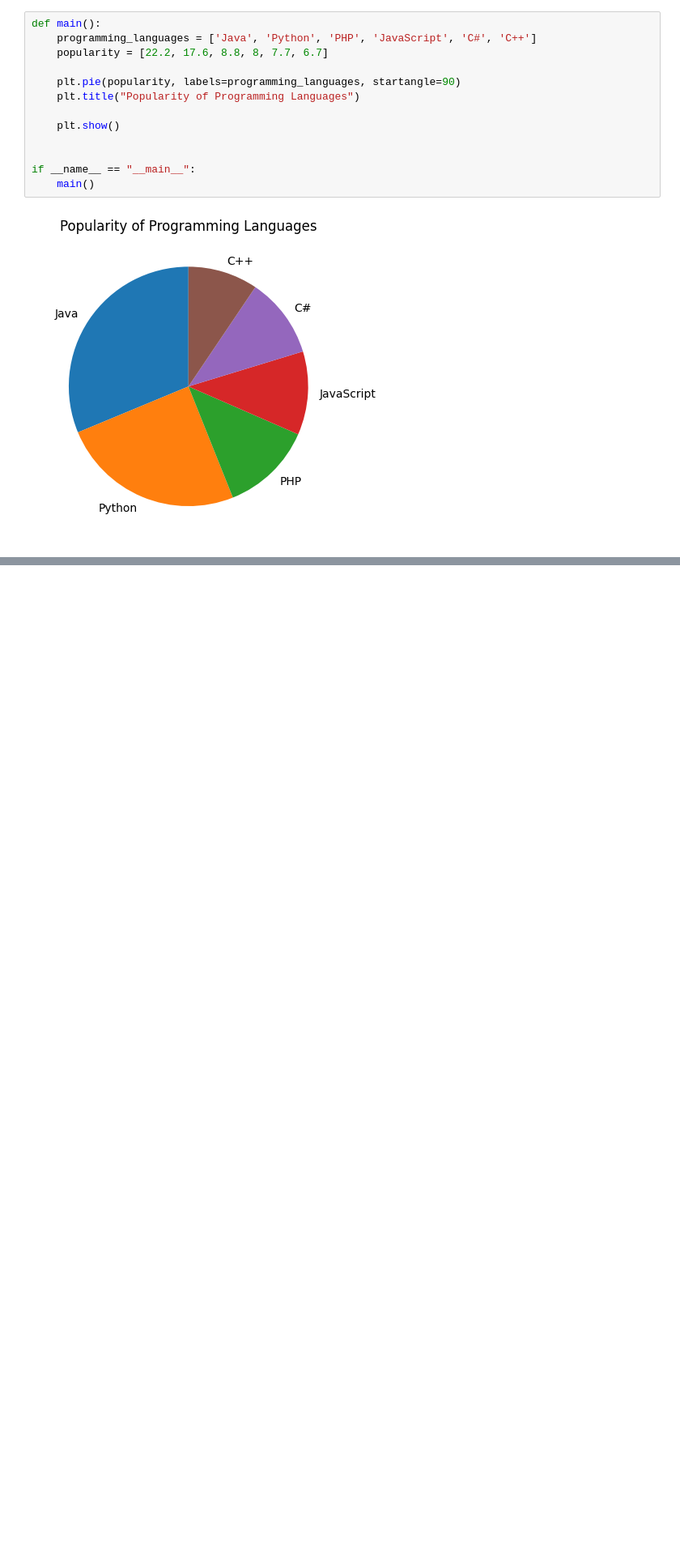
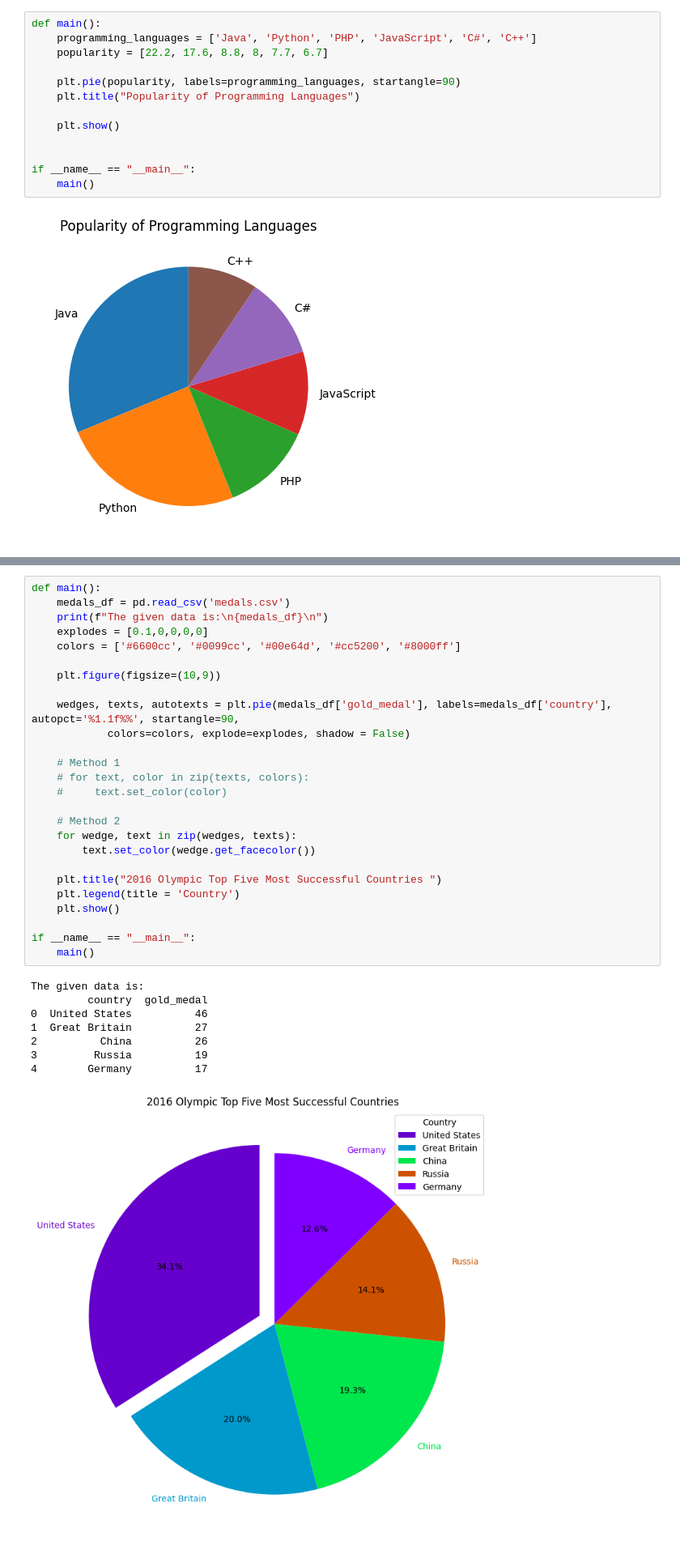
Before and after one commit to ayush-prajapati01/Python-Libraries, a Jupyter notebook: Matplotlib_Programs/piechart_programs.ipynb, the cells around one changed output, grey strips where cells are left out. Shown at 81% size. Drawn from its saved outputs; the diff is of its cells as text; blank space fills up the shorter version.

Commit message:
[Ayush] Add: Python program to create a pie chart of gold medal achievements of five most successful countries in 2016 Summer Olympics.

```diff
--- a/Matplotlib_Programs/piechart_programs.ipynb
+++ b/Matplotlib_Programs/piechart_programs.ipynb
@@ -51,0 +56,35 @@ if __name__ == "__main__":
+# %%
+def main():
+    medals_df = pd.read_csv('medals.csv')
+    print(f"The given data is:\n{medals_df}\n")
+    explodes = [0.1,0,0,0,0]
+    colors = ['#6600cc', '#0099cc', '#00e64d', '#cc5200', '#8000ff']
+
+    plt.figure(figsize=(10,9))
+
+    wedges, texts, autotexts = plt.pie(medals_df['gold_medal'], labels=medals_df['country'], autopct='%1.1f%%', startangle=90,
+            colors=colors, explode=explodes, shadow = False)
+
+    # Method 1
+    # for text, color in zip(texts, colors):
+    #     text.set_color(color)
+
+    # Method 2
+    for wedge, text in zip(wedges, texts):
+        text.set_color(wedge.get_facecolor())
+
+    plt.title("2016 Olympic Top Five Most Successful Countries ")
+    plt.legend(title = 'Country')
+    plt.show()
+
+if __name__ == "__main__":
+    main()
+# %% [output]
+The given data is:
+         country  gold_medal
+0  United States          46
+1  Great Britain          27
+2          China          26
+3         Russia          19
+4        Germany          17
+[figure, added]
```
Also changed, not shown: parts of 2 cells of this notebook, 1 other file.
